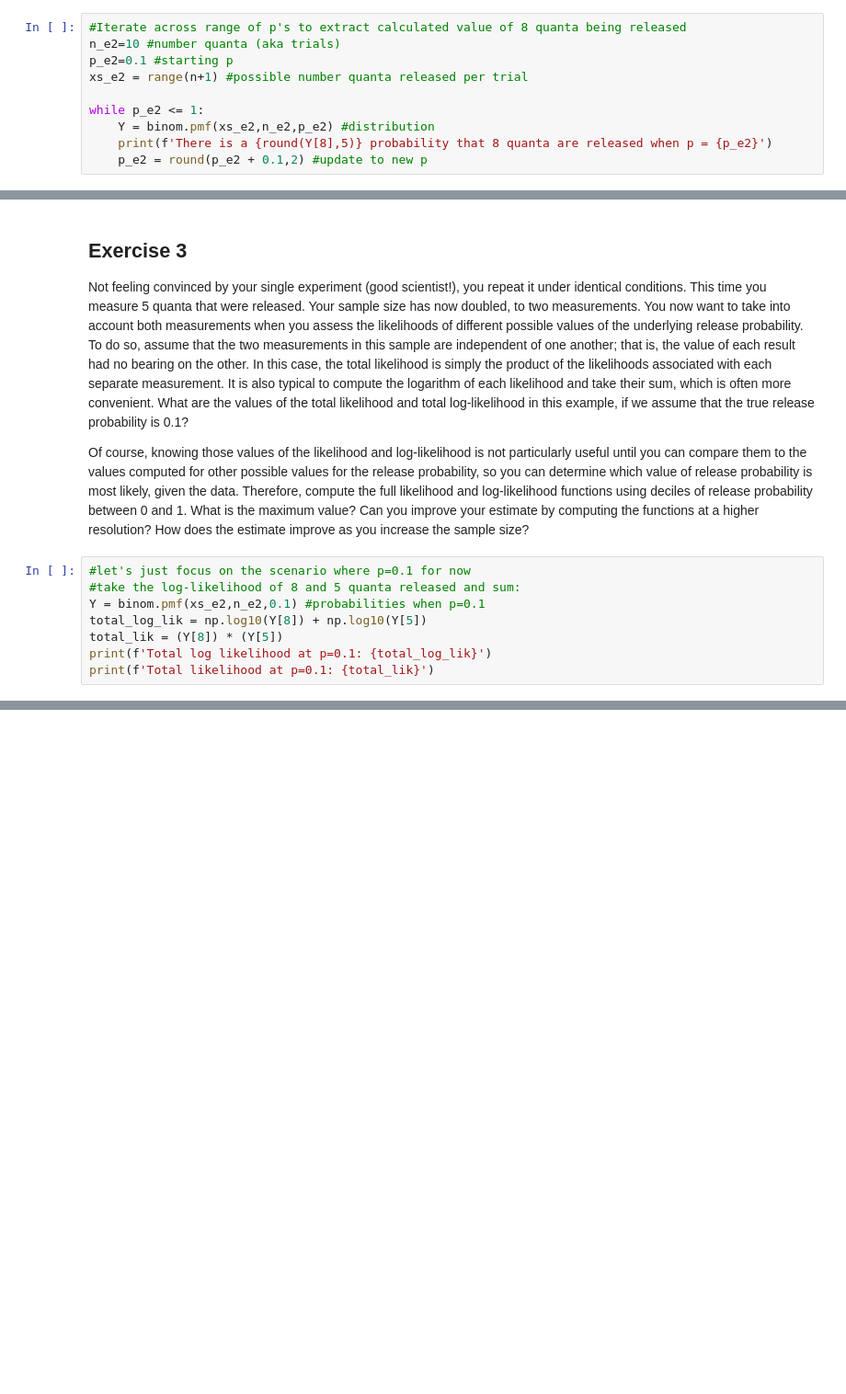
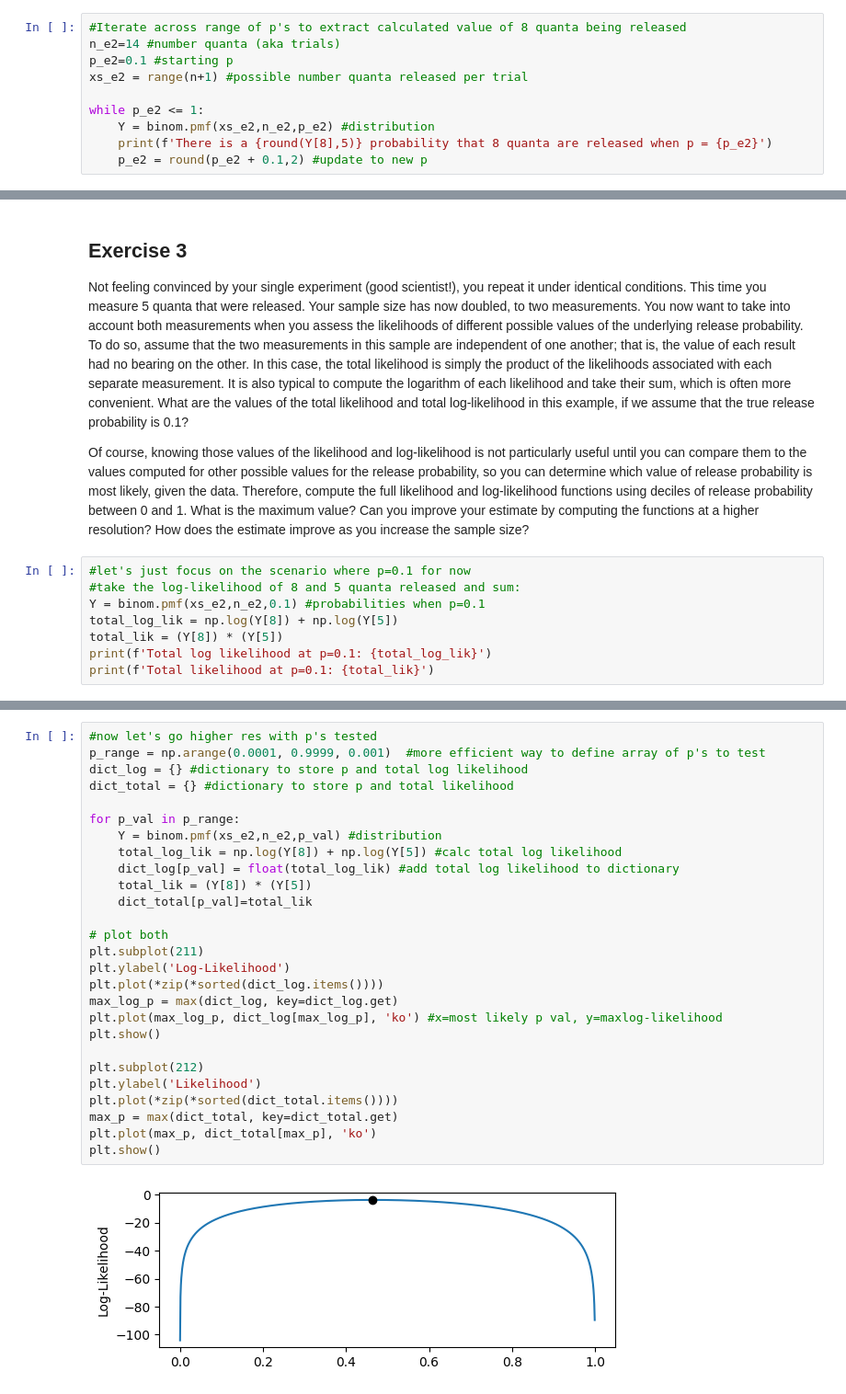
Before and after one commit to megardn/QNC, a Jupyter notebook: BinomialExercises.ipynb, the cells around one changed output, grey strips where cells are left out. Shown: that part at 92% size. Drawn from its saved outputs; the diff is of its cells as text; blank space fills up the shorter version.

```diff
--- a/BinomialExercises.ipynb
+++ b/BinomialExercises.ipynb
@@ -50,7 +51,7 @@ There is a 1.0240000000000006e-07 probability that 10 quanta are released
 Let's say you know that a given nerve terminal contains exactly 14 quanta available for release. You have read in the literature that the release probability of these quanta is low, say 0.1. To assess whether this value is reasonable, you run a simple experiment: activate the nerve and measure the number of quanta that are released. The result is 8 quanta. What is the probability that you would get this result (8 quanta) if the true probability of release really was 0.1? What about if the true release probability was much higher; say, 0.7? What about for each decile of release probability (0.1, 0.2, ... 1.0)? Which value of release probability did you determine to be the most probable, given your measurement?
 # %%
 #Iterate across range of p's to extract calculated value of 8 quanta being released
-n_e2=10 #number quanta (aka trials)
+n_e2=14 #number quanta (aka trials)
 p_e2=0.1 #starting p
 xs_e2 = range(n+1) #possible number quanta released per trial
 
@@ -79,7 +80,7 @@ Of course, knowing those values of the likelihood and log-likelihood is not part
 #let's just focus on the scenario where p=0.1 for now
 #take the log-likelihood of 8 and 5 quanta released and sum:
 Y = binom.pmf(xs_e2,n_e2,0.1) #probabilities when p=0.1
-total_log_lik = np.log10(Y[8]) + np.log10(Y[5])
+total_log_lik = np.log(Y[8]) + np.log(Y[5])
 total_lik = (Y[8]) * (Y[5])
 print(f'Total log likelihood at p=0.1: {total_log_lik}')
 print(f'Total likelihood at p=0.1: {total_lik}')
@@ -109,0 +111,29 @@ The most likely p tested at decile intervals is 0.6
+# %%
+#now let's go higher res with p's tested
+p_range = np.arange(0.0001, 0.9999, 0.001)  #more efficient way to define array of p's to test
+dict_log = {} #dictionary to store p and total log likelihood
+dict_total = {} #dictionary to store p and total likelihood
+
+for p_val in p_range:
+    Y = binom.pmf(xs_e2,n_e2,p_val) #distribution
+    total_log_lik = np.log(Y[8]) + np.log(Y[5]) #calc total log likelihood
+    dict_log[p_val] = float(total_log_lik) #add total log likelihood to dictionary
+    total_lik = (Y[8]) * (Y[5])
+    dict_total[p_val]=total_lik
+
+# plot both
+plt.subplot(211)
+plt.ylabel('Log-Likelihood')
+plt.plot(*zip(*sorted(dict_log.items())))
+max_log_p = max(dict_log, key=dict_log.get)
+plt.plot(max_log_p, dict_log[max_log_p], 'ko') #x=most likely p val, y=maxlog-likelihood
+plt.show()
+
+plt.subplot(212)
+plt.ylabel('Likelihood')
+plt.plot(*zip(*sorted(dict_total.items())))
+max_p = max(dict_total, key=dict_total.get)
+plt.plot(max_p, dict_total[max_p], 'ko')
+plt.show()
+# %% [output]
+[figure, added]
```
Also changed, not shown: parts of 7 cells of this notebook.
